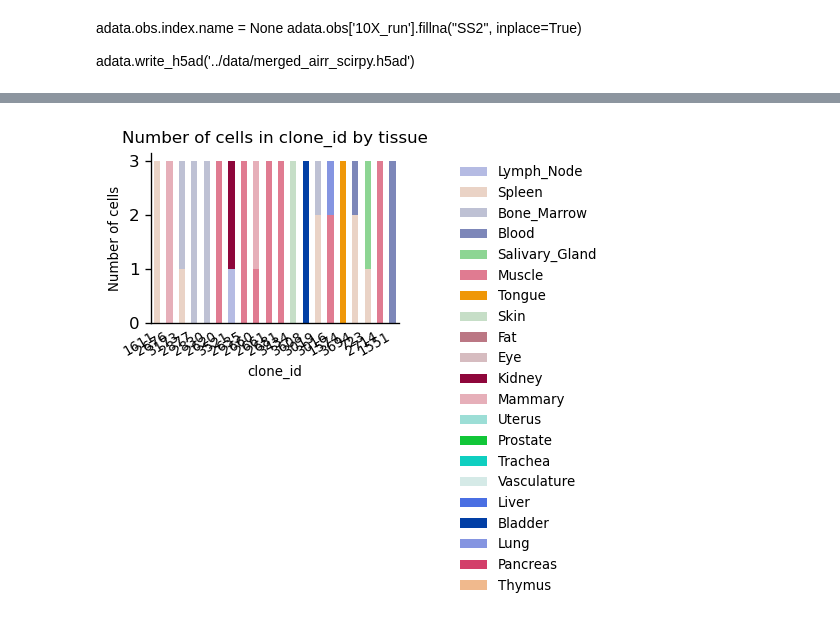
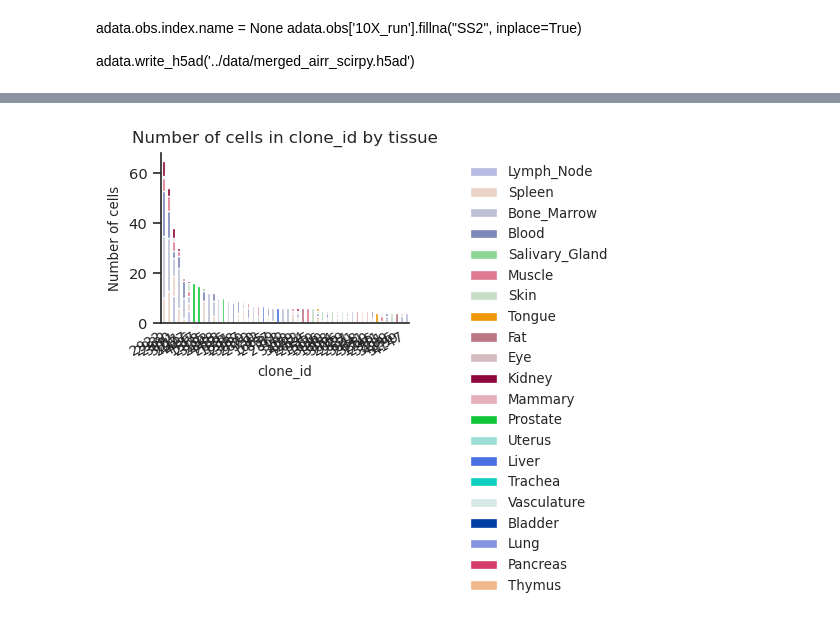
Before and after one commit to michael-swift/tsp-immune-analysis, a Jupyter notebook: notebooks/scirpy_integrate_metadata.ipynb, the cells around one changed output, grey strips where cells are left out. Saved outputs shown, nothing was run; the diff lists cells and outputs as text; code cells hidden in the pictures.

```diff
--- a/notebooks/scirpy_integrate_metadata.ipynb
+++ b/notebooks/scirpy_integrate_metadata.ipynb
@@ -188,6 +200,6 @@ ir.pl.vdj_usage(
 [figure]
 [figure]
 # %%
-ax = ir.pl.group_abundance(adata[adata.obs.clone_id_size <= 3], groupby='clone_id', target_col='tissue', max_cols=20)
+ax = ir.pl.group_abundance(adata, groupby='clone_id', target_col='tissue', max_cols=50)
 # %% [output]
-[figure, old version]
+[figure, new version]
```
Also changed, not shown: parts of 18 cells of this notebook, 4 other files.
